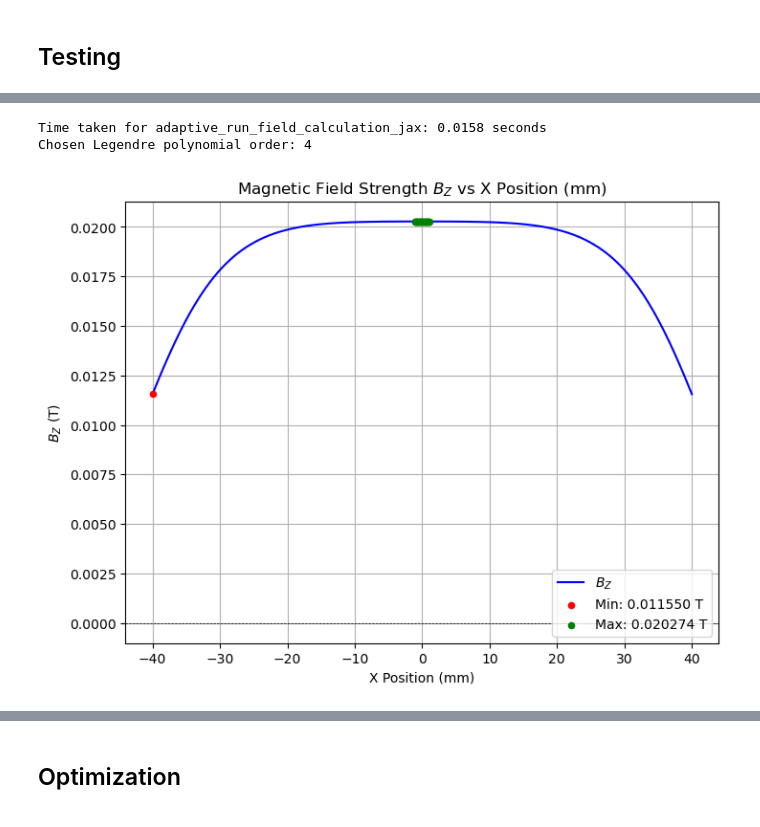
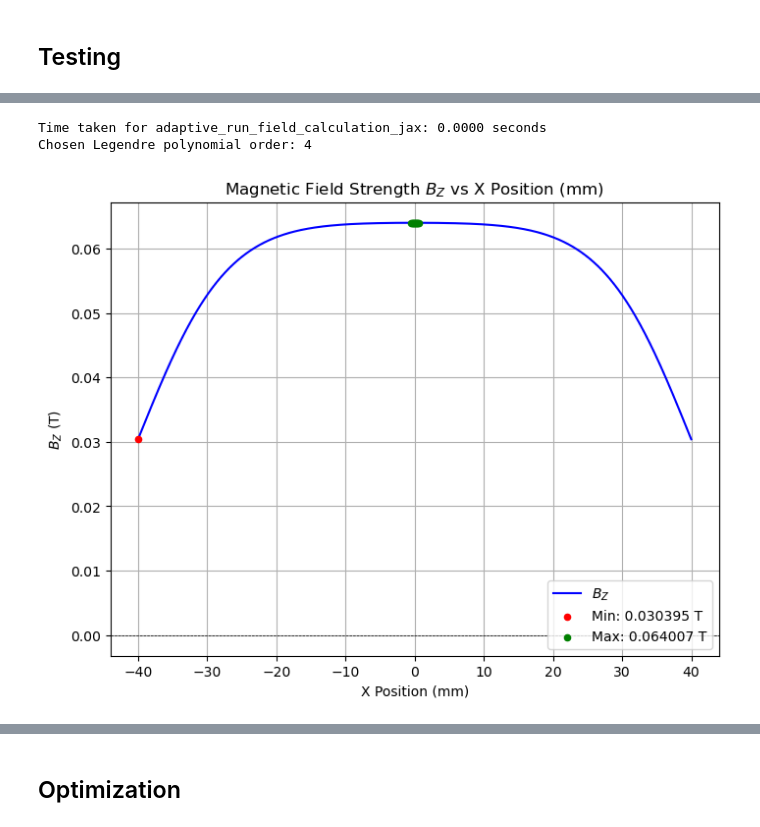
Before and after one commit to joostwijn/Rotating_Magnetic_Setup, a Jupyter notebook: 3. Magnets/Field_Shaping_Algorithm_JAX.ipynb, the cells around one changed output, grey strips where cells are left out. Saved outputs shown, nothing was run; the diff lists cells and outputs as text; code cells hidden in the pictures.

```diff
--- a/3. Magnets/Field_Shaping_Algorithm_JAX.ipynb
+++ b/3. Magnets/Field_Shaping_Algorithm_JAX.ipynb
@@ -126,7 +126,7 @@ def plot_magnet_grid(a_total, a_one, n_x, b_total, b_one, n_y, h, zl, x_val, y_v
 # Dimensions and coordinates of the magnet grid, magnets and observation points.
 #------------------------------------------------------------------
 A_TOTAL = 80e-3    # Grid width (x-dimension)
-A_ONE   = 4e-3   # Magnet width (x-dimension)
+A_ONE   = 8e-3   # Magnet width (x-dimension)
 N_X     = 10     # Number of magnets in x-direction
 B_TOTAL = 18e-3    # Grid depth (y-dimension)
 B_ONE   = 6e-3     # Magnet depth (y-dimension)
@@ -154,11 +154,10 @@ def plot_Bz(mode = None):
 # Choose which calculation to use based on the mode.
     if mode == "Fixed":
         # Use the fixed quadrature function.
-        result = fixed_run_field_calculation_jax(X_VAL, Y_VAL, Z_VAL, ZL, H, MZ,
-                                                 A_TOTAL, A_ONE, B_TOTAL, B_ONE)
+        result = fixed_run_field_calculation_jax(x_flat, y_flat, z_flat, ZL, H, MZ)
     else:
         # Use the adaptive function.
-        result, _ = adaptive_run_field_calculation_jax(TOL)
+        result, _ = adaptive_run_field_calculation_jax()
 
     # Determine which coordinate is varying by checking the global variables.
     if np.ndim(X_VAL) > 0 and np.size(X_VAL) > 1:
@@ -204,10 +203,10 @@ def plot_derivative(mode = None):
 # Choose which calculation to use based on the mode.
     if mode == "Fixed":
         # Use the fixed quadrature function.
-        gradBZ = compute_derivative_adaptive()
+        gradBZ = compute_derivative_fixed()
     else:
         # Use the adaptive function.
-        gradBZ = compute_derivative_fixed()
+        gradBZ = compute_derivative_adaptive()
 
     # Determine which coordinate is varying by checking the global variables.
     if np.ndim(X_VAL) > 0 and np.size(X_VAL) > 1:
@@ -253,4 +252,10 @@ def plot_derivative(mode = None):
 # %%
+#------------------------------------------------------------------
+# The adaptive field formulas are developped such that all magnetic dimensions can be changed without recompling the functions.
+# This allows for the fast calculation of the magnetic field for different magnet dimensions and observation points.
+# These functions are not optimized for GPU/TPU execution, but are more flexible and still very rapid.
+#------------------------------------------------------------------
+
 #------------------------------------------------------------------
 # 1. Setup: Contains functions that handle configuration, precomputation, and integration setup.
 #------------------------------------------------------------------
@@ -274,13 +279,13 @@ def compute_centers(a_total, a_one, n_x, b_total, b_one, n_y):
     # It broadcasts the observation coordinates into arrays and flattens them into 1D arrays,
     # so that vectorized operations (using JAX’s vmap) can efficiently compute the field.
     #------------------------------------------------------------------
-def setup_integration(X_VAL, Y_VAL, Z_VAL,  a_total, a_one, n_x, b_total, b_one, n_y):
+def setup_integration(x_val, y_val, z_val, a_total, a_one, n_x, b_total, b_one, n_y):
     XCENTERS, YCENTERS = compute_centers(a_total, a_one, n_x, b_total, b_one, n_y)
     X_MINS = XCENTERS - a_one / 2.0
     X_MAXS = XCENTERS + a_one / 2.0
-    Y_MINS = YCENTERS - a_one / 2.0
-    Y_MAXS = YCENTERS + a_one / 2.0
-    x_arr, y_arr, z_arr = jnp.broadcast_arrays(jnp.atleast_1d(X_VAL), jnp.atleast_1d(Y_VAL), jnp.atleast_1d(Z_VAL))
+    Y_MINS = YCENTERS - b_one / 2.0
+    Y_MAXS = YCENTERS + b_one / 2.0
+    x_arr, y_arr, z_arr = jnp.broadcast_arrays(jnp.atleast_1d(x_val), jnp.atleast_1d(y_val), jnp.atleast_1d(z_val))
     x_flat = x_arr.ravel()
     y_flat = y_arr.ravel()
     z_flat = z_arr.ravel()
@@ -366,7 +371,7 @@ def Bz_two_magnet_jax(x, y, z, x_min, x_max, y_min, y_max, h, zl, mz, nodes, wei
     # 2.6 compute_field_at_point: For a given observation point, sum contributions from all magnets.
     #------------------------------------------------------------------
 @jax.jit
-def compute_field_at_point(x, y, z, X_MINS, X_MAXS, Y_MINS, Y_MAXS, zl, h, mz, nodes, weights):
+def compute_field_at_point_jax(x, y, z, X_MINS, X_MAXS, Y_MINS, Y_MAXS, zl, h, mz, nodes, weights):
     def col_sum(k):
         x_min = X_MINS[k]
         x_max = X_MAXS[k]
@@ -387,7 +392,7 @@ def compute_field_at_point(x, y, z, X_MINS, X_MAXS, Y_MINS, Y_MAXS, zl, h, mz, n
     #------------------------------------------------------------------
 @jax.jit
 def compute_all_Bz_for_points_jax(x_obs, y_obs, z_obs, X_MINS, X_MAXS, Y_MINS, Y_MAXS, zl, h, mz, nodes, weights):
-    return jax.vmap(lambda x, y, z: compute_field_at_point(x, y, z, X_MINS, X_MAXS, Y_MINS, Y_MAXS, zl, h, mz, nodes, weights))(
+    return jax.vmap(lambda x, y, z: compute_field_at_point_jax(x, y, z, X_MINS, X_MAXS, Y_MINS, Y_MAXS, zl, h, mz, nodes, weights))(
         x_obs, y_obs, z_obs)
 
 #------------------------------------------------------------------
@@ -396,9 +401,9 @@ def compute_all_Bz_for_points_jax(x_obs, y_obs, z_obs, X_MINS, X_MAXS, Y_MINS, Y
 #------------------------------------------------------------------
 
     #------------------------------------------------------------------
-    # 3.1 run_field_calculation_jax: Computes magnetic field for certain legendre polynomial.
+    # 3.1 field_calculation_jax: Computes magnetic field for certain legendre polynomial.
     #------------------------------------------------------------------
-def run_field_calculation_jax(order, precomputed_params, nodes_dict, weights_dict):
+def field_calculation_jax(order, precomputed_params, nodes_dict, weights_dict, zl, h, mz):
     X_MINS, X_MAXS, Y_MINS, Y_MAXS, x_flat, y_flat, z_flat = precomputed_params
 
     # Retrieve precomputed Gauss–Legendre nodes and weights.
@@ -408,7 +413,7 @@ def run_field_calculation_jax(order, precomputed_params, nodes_dict, weights_dic
     result = compute_all_Bz_for_points_jax(x_flat, y_flat, z_flat,
                                                 X_MINS, X_MAXS,
                                                 Y_MINS, Y_MAXS,
-                                                jnp.array(ZL), H, MZ, nodes, weights)
+                                                zl, h, mz, nodes, weights)
 
     return result
 
@@ -416,17 +421,17 @@ def run_field_calculation_jax(order, precomputed_params, nodes_dict, weights_dic
     # 3.2 adaptive_run_field_calculation_jax: Computes the magnetic field for increasing order of Legendre polynomial.
     # It stops when the difference between two consecutive orders is less than the tolerance.
     #------------------------------------------------------------------
-def adaptive_run_field_calculation_jax(tol, orders=[2, 4, 6, 8, 10, 12, 14, 16, 18, 20]):
+def adaptive_run_field_calculation_jax(orders=[2, 4, 6, 8, 10, 12, 14, 16, 18, 20]):
     precomputed_params = setup_integration(X_VAL, Y_VAL, Z_VAL, A_TOTAL, A_ONE, N_X, B_TOTAL, B_ONE, N_Y)  # Precompute static parameters once.
     nodes_dict, weights_dict = precompute_leggauss(orders)  # Precompute Legendre nodes/weights.
 
     # Use increasing orders of legendre polynomials until the difference is less than the tolerance.
     prev_result = None
     for order in orders:
-        result = run_field_calculation_jax(order, precomputed_params, nodes_dict, weights_dict)
+        result = field_calculation_jax(order, precomputed_params, nodes_dict, weights_dict, ZL, H, MZ)
         if prev_result is not None:
             diff = jnp.max(jnp.abs(result - prev_result))
-            if diff < tol:
+            if diff < TOL:
                 return result, order
         prev_result = result
     print("No convergence reached; using order", orders[-1])
@@ -707,18 +756,18 @@ def compute_derivative_fixed():
 # %%
 # Warm-up: call the adaptive function once to trigger JAX compilation.
-_ = adaptive_run_field_calculation_jax(TOL)
+_ = adaptive_run_field_calculation_jax()
 # Run the adaptive field calculation using the tolerance defined.
 
 start_time = time.time()
-result, chosen_order = adaptive_run_field_calculation_jax(TOL)
+result, chosen_order = adaptive_run_field_calculation_jax()
 obs = determine_observation_points(X_VAL, Y_VAL, Z_VAL)
 end_time = time.time()
 print("Time taken for adaptive_run_field_calculation_jax: {:.4f} seconds".format(end_time - start_time))
 print("Chosen Legendre polynomial order:", chosen_order)
 
 # If the observation coordinate is along x, plot the field versus x.
 plot_Bz()
 # %% [output]
-Time taken for adaptive_run_field_calculation_jax: 0.0158 seconds
+Time taken for adaptive_run_field_calculation_jax: 0.0000 seconds
 Chosen Legendre polynomial order: 4
-[figure, old version]
+[figure, new version]
```
Also changed, not shown: parts of 11 cells of this notebook.
